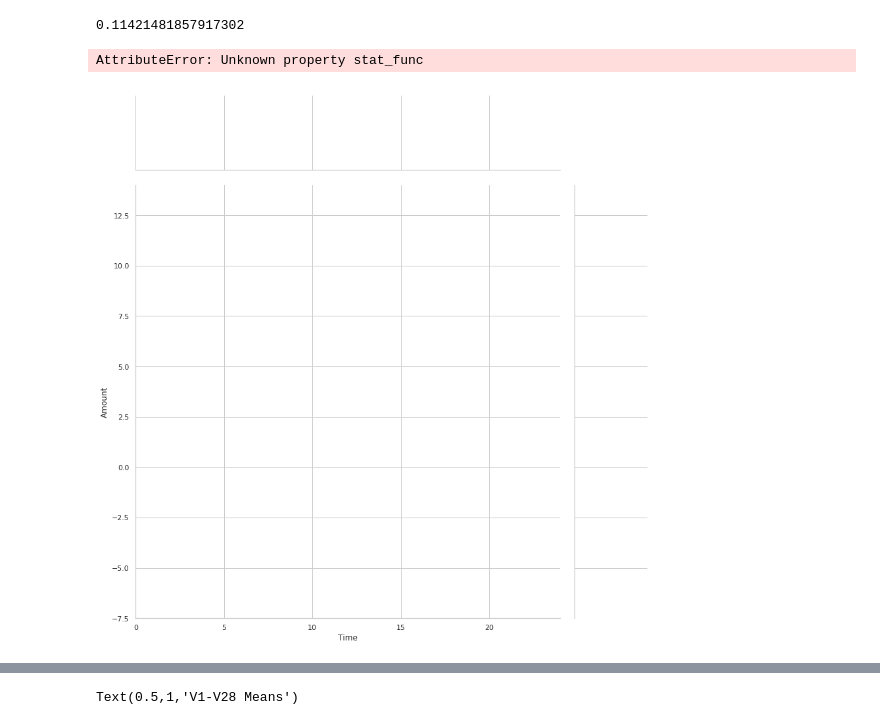
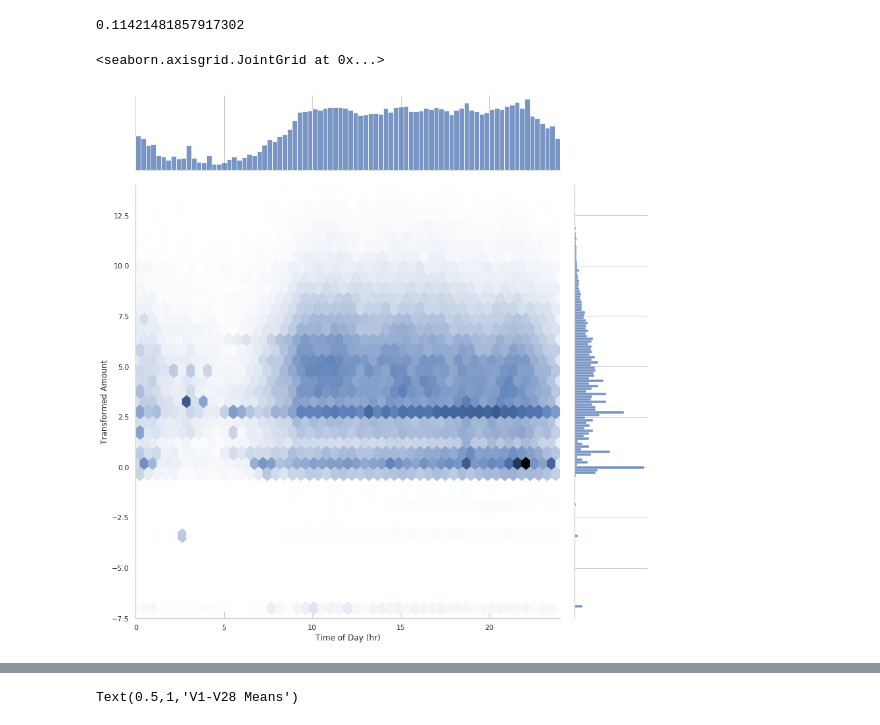
Before and after one commit to com123mrityunjay/Mini_Project, a Jupyter notebook: Mini Project.ipynb, the cells around one changed output, grey strips where cells are left out. Cells and saved outputs as stored; diff of their text form; code cells hidden in the pictures.

```diff
--- a/Mini Project.ipynb
+++ b/Mini Project.ipynb
@@ -189,10 +189,10 @@ X_test.loc[:,'Amount'] = X_test['Amount'] + 1e-9
 # %%
 X_test.loc[:,'Amount'] = sp.stats.boxcox(X_test['Amount'], lmbda=maxlog)
 # %%
-sns.jointplot(X_train['Time'].apply(lambda x: x % 24), X_train['Amount'], kind='hex', stat_func=None, size=12, xlim=(0,24), ylim=(-7.5,14)).set_axis_labels('Time of Day (hr)','Transformed Amount')
+sns.jointplot(X_train['Time'].apply(lambda x: x % 24), X_train['Amount'], kind='hex',height=12, xlim=(0,24), ylim=(-7.5,14)).set_axis_labels('Time of Day (hr)','Transformed Amount')
 # %% [output]
-AttributeError: Unknown property stat_func
+<seaborn.axisgrid.JointGrid at 0x...>
-[figure, old version]
+[figure, new version]
 # %%
 pca_vars = ['V%i' % k for k in range(1,29)]
 # %%
```
Also changed, not shown: parts of 2 cells of this notebook.
